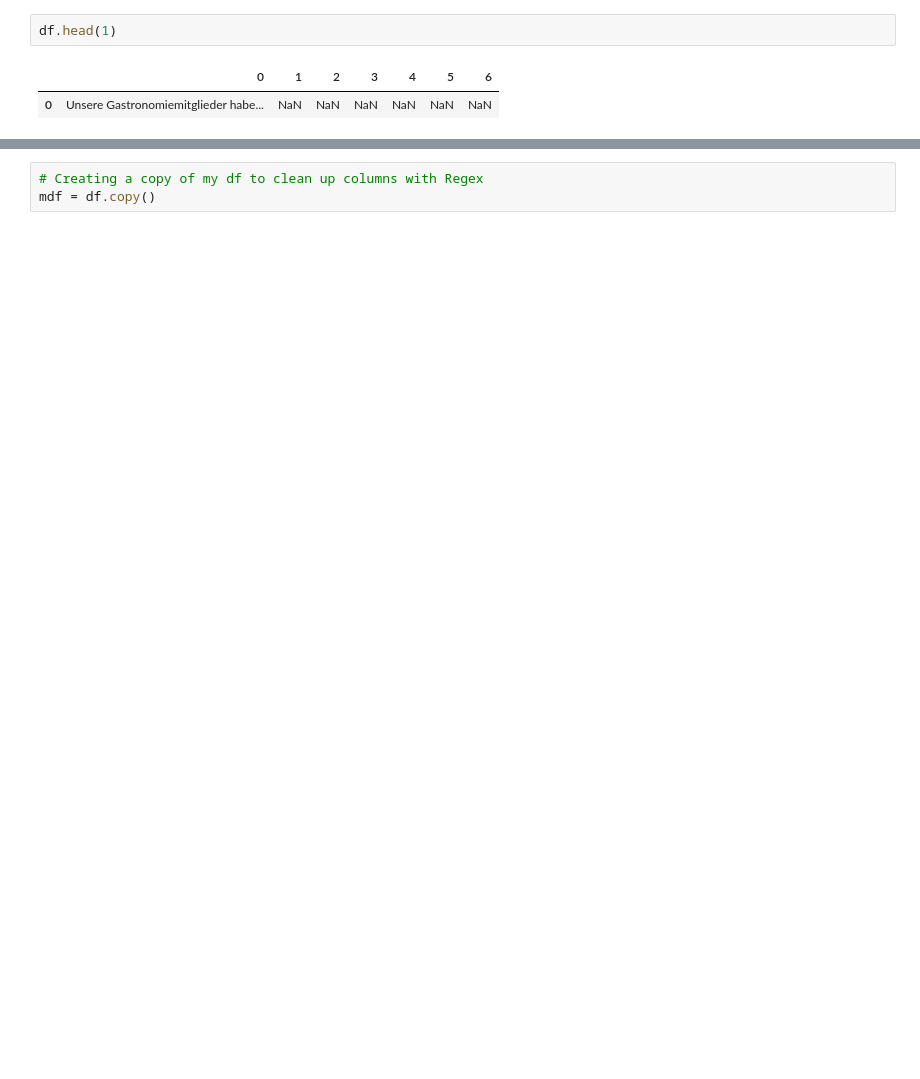
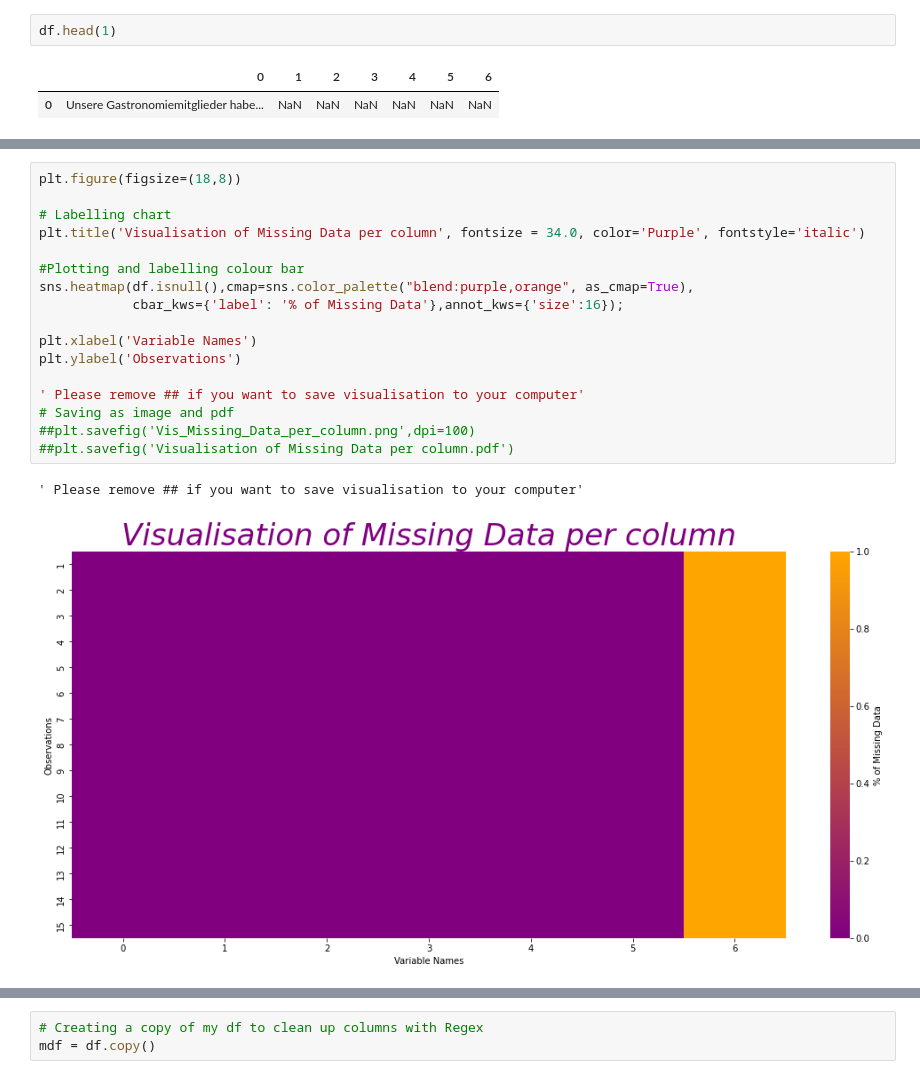
Before and after one commit to CristianRavalli/20220921_zoeliakie, a Jupyter notebook: Cleaning_Zoeliakie.ipynb, the cells around one changed output, grey strips where cells are left out. Drawn from its saved outputs; the diff is of its cells as text; blank space fills up the shorter version.

```diff
--- a/Cleaning_Zoeliakie.ipynb
+++ b/Cleaning_Zoeliakie.ipynb
@@ -34,0 +60,20 @@ df.head()
+# %%
+plt.figure(figsize=(18,8))
+
+# Labelling chart
+plt.title('Visualisation of Missing Data per column', fontsize = 34.0, color='Purple', fontstyle='italic')
+
+#Plotting and labelling colour bar
+sns.heatmap(df.isnull(),cmap=sns.color_palette("blend:purple,orange", as_cmap=True),
+            cbar_kws={'label': '% of Missing Data'},annot_kws={'size':16});
+
+plt.xlabel('Variable Names')
+plt.ylabel('Observations')
+
+' Please remove ## if you want to save visualisation to your computer'
+# Saving as image and pdf
+##plt.savefig('Vis_Missing_Data_per_column.png',dpi=100)
+##plt.savefig('Visualisation of Missing Data per column.pdf')
+# %% [output]
+' Please remove ## if you want to save visualisation to your computer'
+[figure, added]
```
Also changed, not shown: parts of 67 cells of this notebook.
